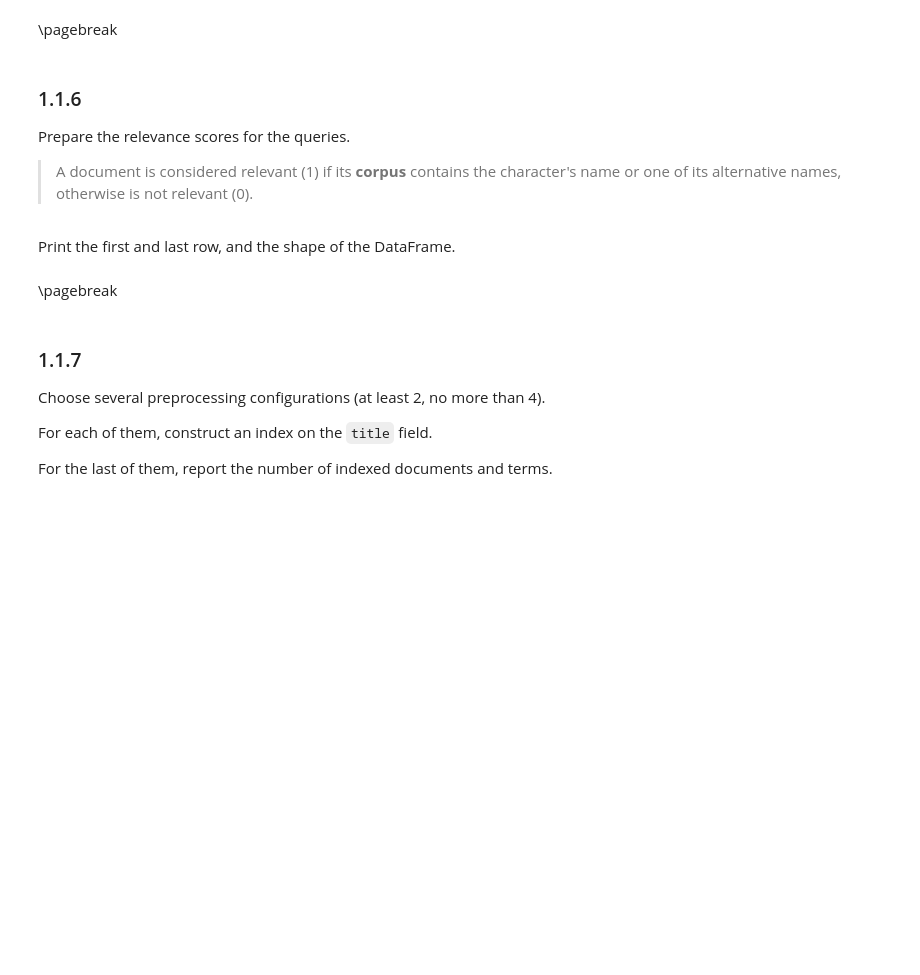
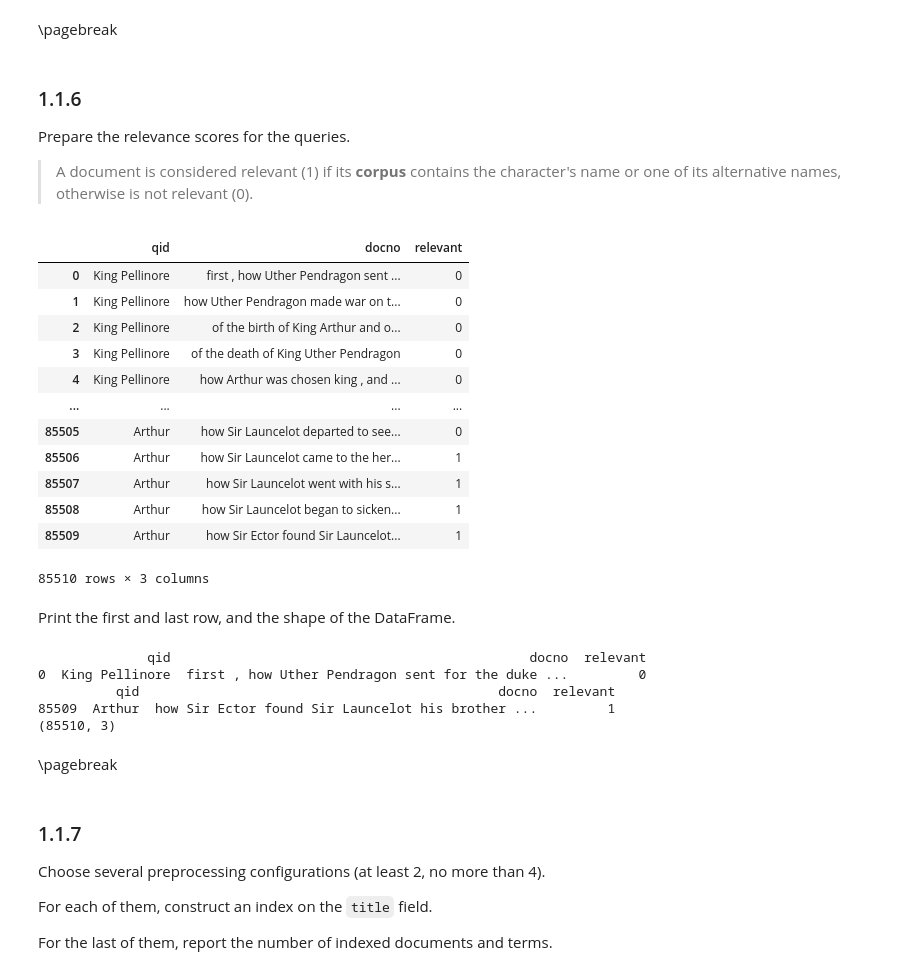
Before and after one commit to Mamiglia/ADM-LT_HW1, a Jupyter notebook: DMT2023-HW1.ipynb, the cells around one changed output. Drawn from its saved outputs; the diff is of its cells as text; code cells hidden in the pictures; blank space fills up the shorter version.

Commit message:
topic, qrels and index creation

```diff
--- a/DMT2023-HW1.ipynb
+++ b/DMT2023-HW1.ipynb
@@ -148,9 +148,9 @@ title_2, texts_2 = extract(vol2)
 
 #Transform the list into a pandas DataFrame (a PyTerrier friendly structure).
 book = pd.DataFrame({
-    'title': title_1 + title_2,
+    'docno': title_1 + title_2,
     'text':  texts_1 + texts_2,
-    'vol':   [1]*len(title_1) + [2]*len(title_2)
+    'vol':   [1]*len(title_1) + [2]*len(title_2),
 })
 
 #YOUR CODE ENDS HERE#
@@ -212,7 +221,7 @@ def extract_character_names_from_string(string_to_parse):
 #Extract all characters' names
 all_characters = set()
 for index, row in book.iterrows():
-    chars = extract_character_names_from_string(row["title"])
+    chars = extract_character_names_from_string(row["docno"])
     all_characters.update(chars)
 
 
@@ -257,10 +285,11 @@ for x in all_characters:
                 if len(y)>len(previous_y): disambiguate_to[x] = y
             else:
                 disambiguate_to[x] = y
-disambiguate_to.update({"King": "King Arthur",
-                        "King of England": "King Arthur",
-                        "Queen": "Queen Guenever",
-                        "Lancelot": "Launcelot"})
+disambiguate_to.update({
+    "King": "King Arthur",
+    "King of England": "King Arthur",
+    "Queen": "Queen Guenever",
+    "Sir Lancelot": "Sir Launcelot"})
 
 disambiguate_sets = []
 for x,y in disambiguate_to.items():
@@ -380,18 +386,69 @@ Prepare the relevance scores for the queries.
+# %%
+# #YOUR CODE STARTS HERE#
+
+qrels = pd.merge(topics, book, how='cross')
+qrels['relevant'] = qrels.apply(lambda row: any(name in row.text for name in row.sets), axis=1)
+qrels.relevant = qrels.relevant.astype(int)
+qrels.drop(columns=['query', 'sets', 'text', 'vol'], inplace=True)
+
+
+
+
+
+
+
+
+
+
+
+
+
+
+
+
+
+
+
+
+
+
+#YOUR CODE ENDS HERE#
+#THIS IS LINE 30#
+# %% [output]
+|  | qid | docno | relevant |
+| 0 | King Pellinore | first , how Uther Pendragon sent ... | 0 |
+| 1 | King Pellinore | how Uther Pendragon made war on t... | 0 |
+| 2 | King Pellinore | of the birth of King Arthur and o... | 0 |
+| 3 | King Pellinore | of the death of King Uther Pendragon | 0 |
+| 4 | King Pellinore | how Arthur was chosen king , and ... | 0 |
+| ... | ... | ... | ... |
+| 85505 | Arthur | how Sir Launcelot departed to see... | 0 |
+| 85506 | Arthur | how Sir Launcelot came to the her... | 1 |
+| 85507 | Arthur | how Sir Launcelot went with his s... | 1 |
+| 85508 | Arthur | how Sir Launcelot began to sicken... | 1 |
+| 85509 | Arthur | how Sir Ector found Sir Launcelot... | 1 |
+85510 rows × 3 columns
 # %% [markdown]
 Print the first and last row, and the shape of the DataFrame.
 
 [comment]: <> (#SHOW_CELL#)
 # %%
 #YOUR CODE STARTS HERE#
-
-
-
+print(qrels.head(1))
+print(qrels.tail(1))
+print(qrels.shape)
 
 
 
 
 #YOUR CODE ENDS HERE#
 #THIS IS LINE 10#
+# %% [output]
+              qid                                              docno  relevant
+0  King Pellinore  first , how Uther Pendragon sent for the duke ...         0
+          qid                                              docno  relevant
+85509  Arthur  how Sir Ector found Sir Launcelot his brother ...         1
+(85510, 3)
 # %% [markdown]
 <div style="page-break-after: always; visibility: hidden">
 \pagebreak
```
Also changed, not shown: parts of 9 cells of this notebook.
